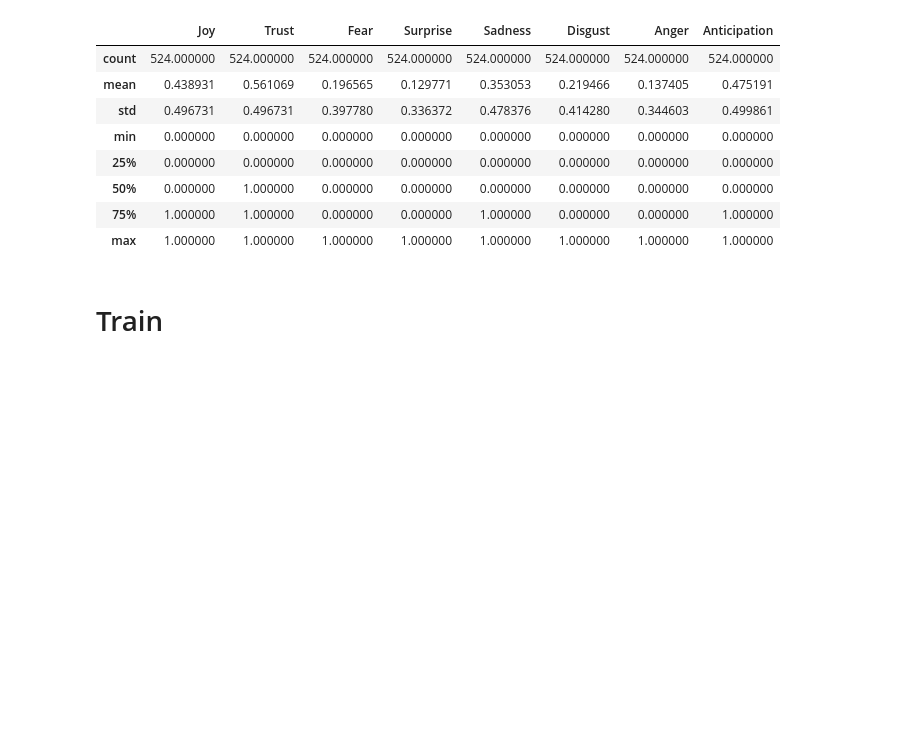
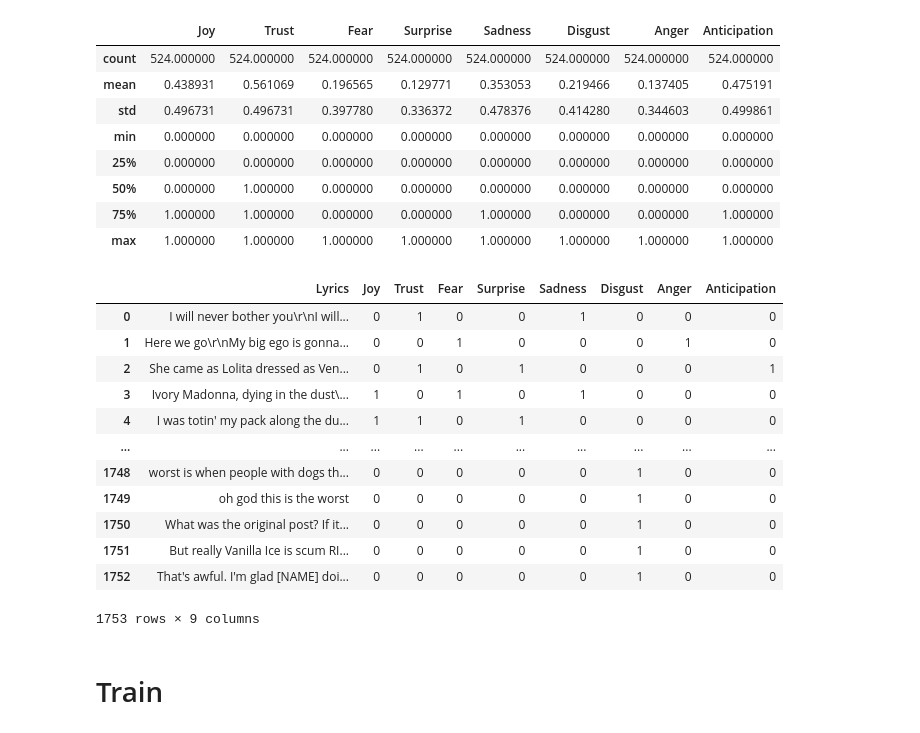
Before and after one commit to Gojo1729/AS2024, a Jupyter notebook: code/sentiment_classifier/notebooks/nn.ipynb, the cells around one changed output. Saved outputs shown, nothing was run; the diff lists cells and outputs as text; code cells hidden in the pictures; blank space fills up the shorter version.

```diff
--- a/code/sentiment_classifier/notebooks/nn.ipynb
+++ b/code/sentiment_classifier/notebooks/nn.ipynb
@@ -312,4 +312,20 @@ def get_embeddings(raw_data):
     lyrics_embeddings = np.stack(lyrics_embeddings)
     scaled_lyrics_embeddings = lyrics_embeddings / np.linalg.norm(lyrics_embeddings, axis=1, keepdims=True)
     return scaled_lyrics_embeddings
+# %%
+test_data
+# %% [output]
+|  | Lyrics | Joy | Trust | Fear | Surprise | Sadness | Disgust | Anger | Anticipation |
+| 0 | I will never bother you\r\nI will... | 0 | 1 | 0 | 0 | 1 | 0 | 0 | 0 |
+| 1 | Here we go\r\nMy big ego is gonna... | 0 | 0 | 1 | 0 | 0 | 0 | 1 | 0 |
+| 2 | She came as Lolita dressed as Ven... | 0 | 1 | 0 | 1 | 0 | 0 | 0 | 1 |
+| 3 | Ivory Madonna, dying in the dust\... | 1 | 0 | 1 | 0 | 1 | 0 | 0 | 0 |
+| 4 | I was totin' my pack along the du... | 1 | 1 | 0 | 1 | 0 | 0 | 0 | 0 |
+| ... | ... | ... | ... | ... | ... | ... | ... | ... | ... |
+| 1748 | worst is when people with dogs th... | 0 | 0 | 0 | 0 | 0 | 1 | 0 | 0 |
+| 1749 | oh god this is the worst | 0 | 0 | 0 | 0 | 0 | 1 | 0 | 0 |
+| 1750 | What was the original post? If it... | 0 | 0 | 0 | 0 | 0 | 1 | 0 | 0 |
+| 1751 | But really Vanilla Ice is scum RI... | 0 | 0 | 0 | 0 | 0 | 1 | 0 | 0 |
+| 1752 | That's awful. I'm glad [NAME] doi... | 0 | 0 | 0 | 0 | 0 | 1 | 0 | 0 |
+1753 rows × 9 columns
 # %%
```
Also changed, not shown: parts of 26 cells of this notebook, 25 other files.
